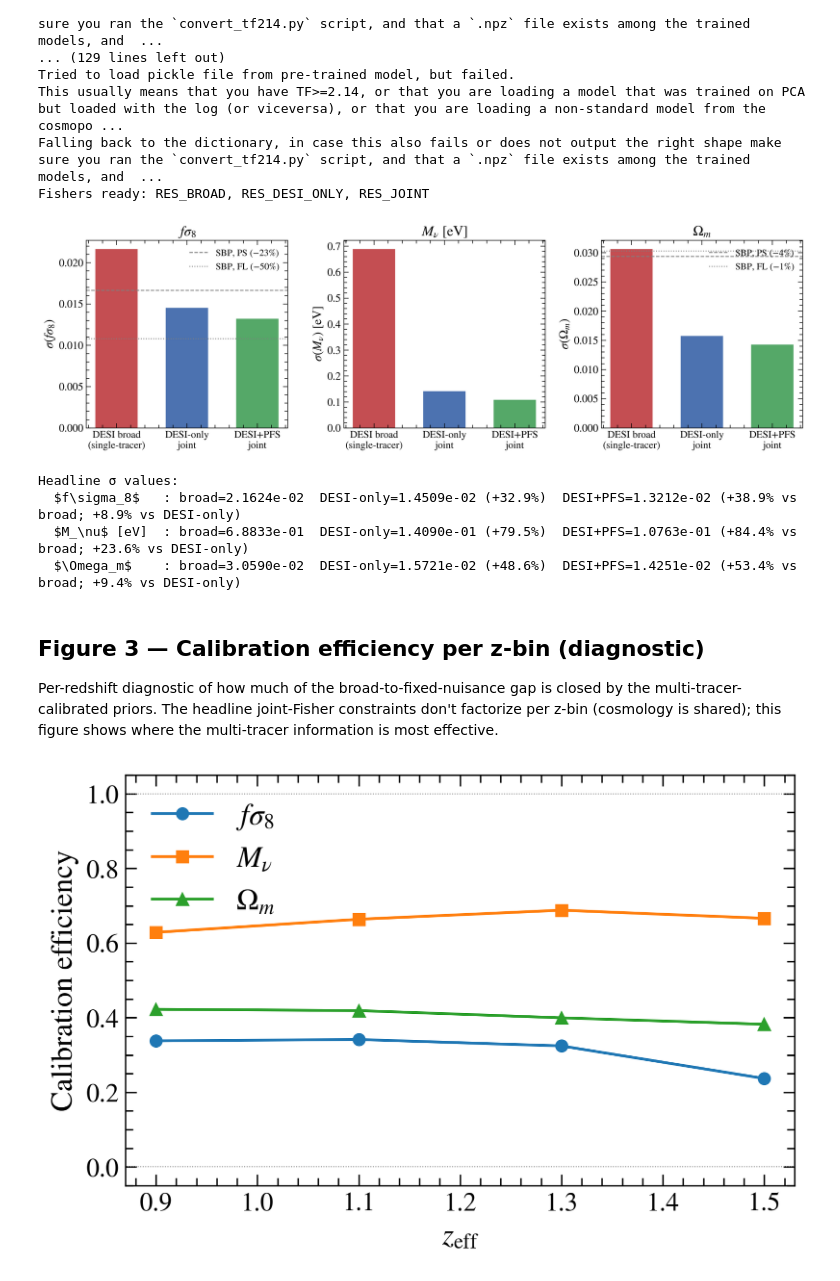
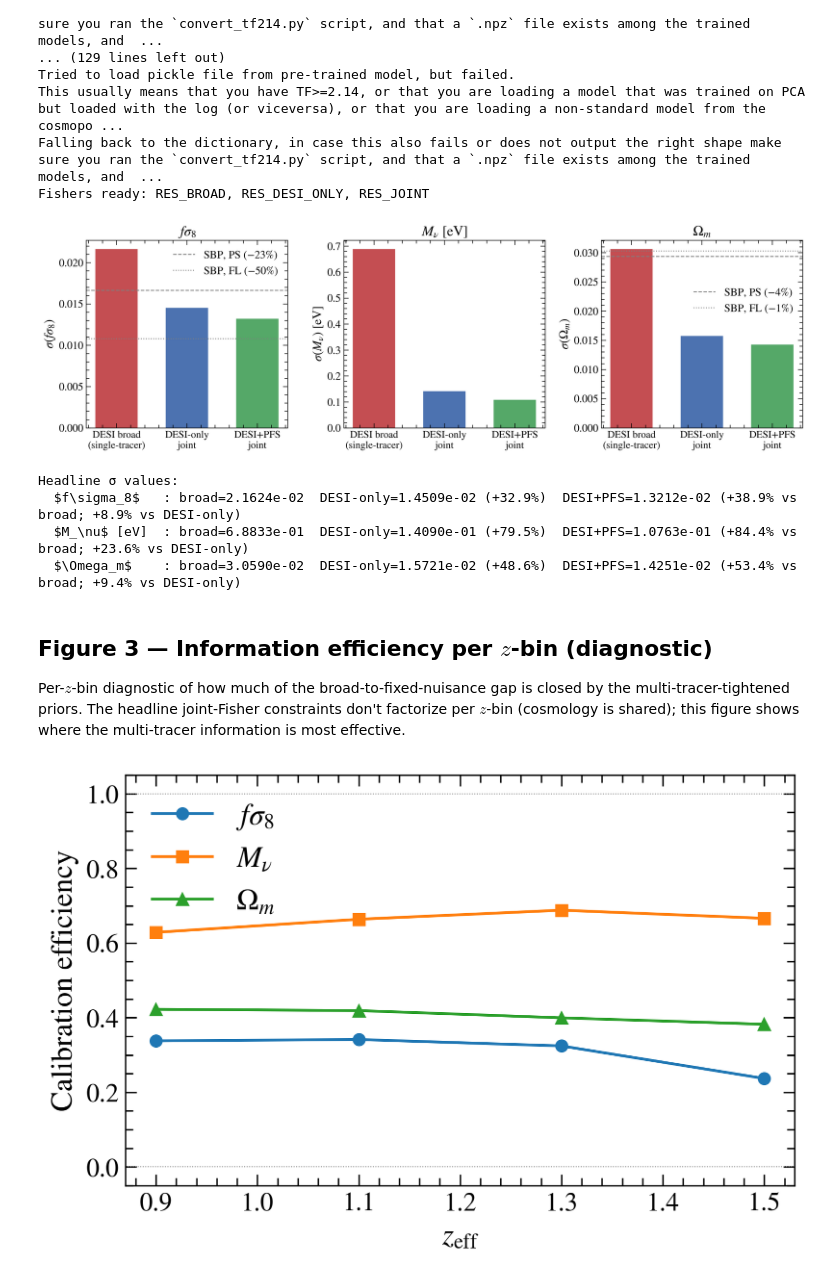
Before and after one commit to MinhMPA/PFSxDESI-multi-fish, a Jupyter notebook: notebooks/figures.ipynb, the cells around one changed output. Cells and saved outputs as stored; diff of their text form; code cells hidden in the pictures.

```diff
--- a/notebooks/figures.ipynb
+++ b/notebooks/figures.ipynb
@@ -348,46 +348,46 @@ for ip, (cp, title, ylabel) in enumerate(zip(COSMO_NAMES, param_titles, param_yl
     ax.bar(x, vals, color=scenario_colors, width=0.6)
     ax.set_xticks(x)
     ax.set_xticklabels(scenario_labels, fontsize=13)
     ax.set_ylabel(ylabel, fontsize=16)
     ax.set_title(title, fontsize=18)
     sigma_broad = RES_BROAD.sigma[cp]
     if cp == 'fsigma8':
         hod_imp = HOD_BENCHMARK['sigma8_improvement']
         ax.axhline(sigma_broad * (1 - hod_imp), ls='--', color='gray', lw=1.2,
                    label=fr'SBP, PS ($-{hod_imp*100:.0f}$%)')
         fl_imp = FIELD_LEVEL_BENCHMARK['sigma8_improvement']
         ax.axhline(sigma_broad * (1 - fl_imp), ls=':', color='gray', lw=1.2,
                    label=fr'SBP, FL ($-{fl_imp*100:.0f}$%)')
-        ax.legend(frameon=False, loc='upper right', fontsize=12)
+        ax.legend(frameon=False, loc='upper right', fontsize=14)
     elif cp == 'Omegam':
         hod_imp = HOD_BENCHMARK['Omegam_improvement']
         ax.axhline(sigma_broad * (1 - hod_imp), ls='--', color='gray', lw=1.2,
                    label=fr'SBP, PS ($-{hod_imp*100:.0f}$%)')
         fl_imp = FIELD_LEVEL_BENCHMARK['Omegam_improvement']
         ax.axhline(sigma_broad * (1 - fl_imp), ls=':', color='gray', lw=1.2,
                    label=fr'SBP, FL ($-{fl_imp*100:.0f}$%)')
-        ax.legend(frameon=False, loc='upper right', fontsize=12)
+        ax.legend(frameon=False, loc='upper right', fontsize=14, bbox_to_anchor=(1.0,0.8))
 fig.tight_layout()
 fig.savefig('paper/figs/full_area_constraints.png', dpi=200, bbox_inches='tight')
 plt.show()
 
 print('\nHeadline σ values:')
 for cp, label in zip(COSMO_NAMES, param_titles):
     sb = RES_BROAD.sigma[cp]; sd = RES_DESI_ONLY.sigma[cp]; sj = RES_JOINT.sigma[cp]
     print(f'  {label:14s}: broad={sb:.4e}  DESI-only={sd:.4e} ({100*(sb-sd)/sb:+.1f}%)  '
           f'DESI+PFS={sj:.4e} ({100*(sb-sj)/sb:+.1f}% vs broad; {100*(sd-sj)/sd:+.1f}% vs DESI-only)')
 # %% [output]
-[figure, old version]
+[figure, new version]
 Headline σ values:
   $f\sigma_8$   : broad=2.1624e-02  DESI-only=1.4509e-02 (+32.9%)  DESI+PFS=1.3212e-02 (+38.9% vs broad; +8.9% vs DESI-only)
   $M_\nu$ [eV]  : broad=6.8833e-01  DESI-only=1.4090e-01 (+79.5%)  DESI+PFS=1.0763e-01 (+84.4% vs broad; +23.6% vs DESI-only)
   $\Omega_m$    : broad=3.0590e-02  DESI-only=1.5721e-02 (+48.6%)  DESI+PFS=1.4251e-02 (+53.4% vs broad; +9.4% vs DESI-only)
 # %% [markdown]
-## Figure 3 — Calibration efficiency per z-bin (diagnostic)
+## Figure 3 — Information efficiency per $z$-bin (diagnostic)
 
-Per-redshift diagnostic of how much of the broad-to-fixed-nuisance
-gap is closed by the multi-tracer-calibrated priors. The headline
-joint-Fisher constraints don't factorize per z-bin (cosmology is shared);
+Per-$z$-bin diagnostic of how much of the broad-to-fixed-nuisance
+gap is closed by the multi-tracer-tightened priors. The headline
+joint-Fisher constraints don't factorize per $z$-bin (cosmology is shared);
 this figure shows where the multi-tracer information is most effective.
 # %%
 fig, ax = plt.subplots(figsize=(6, 4))
```
Also changed, not shown: parts of 15 cells of this notebook, 3 other files.
